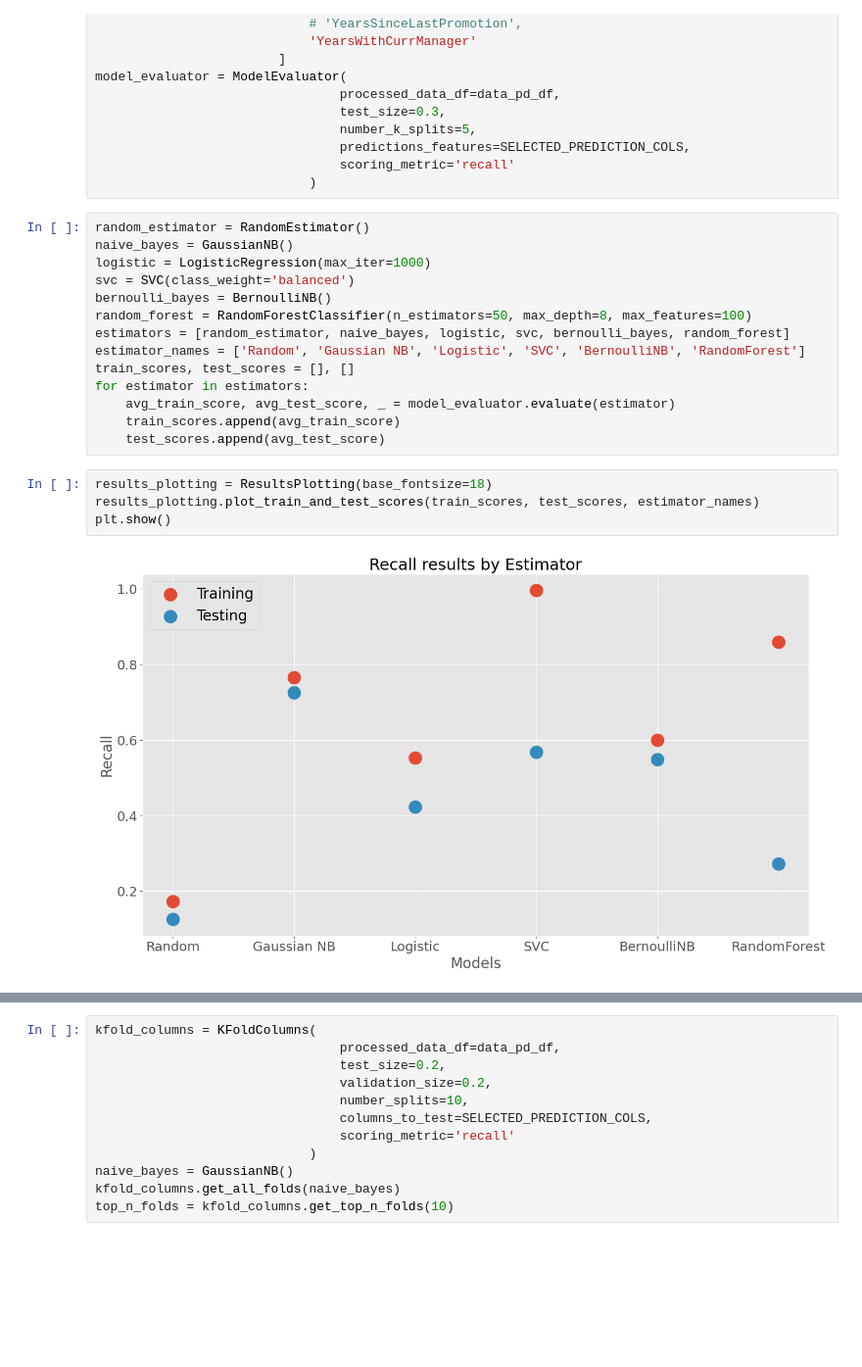
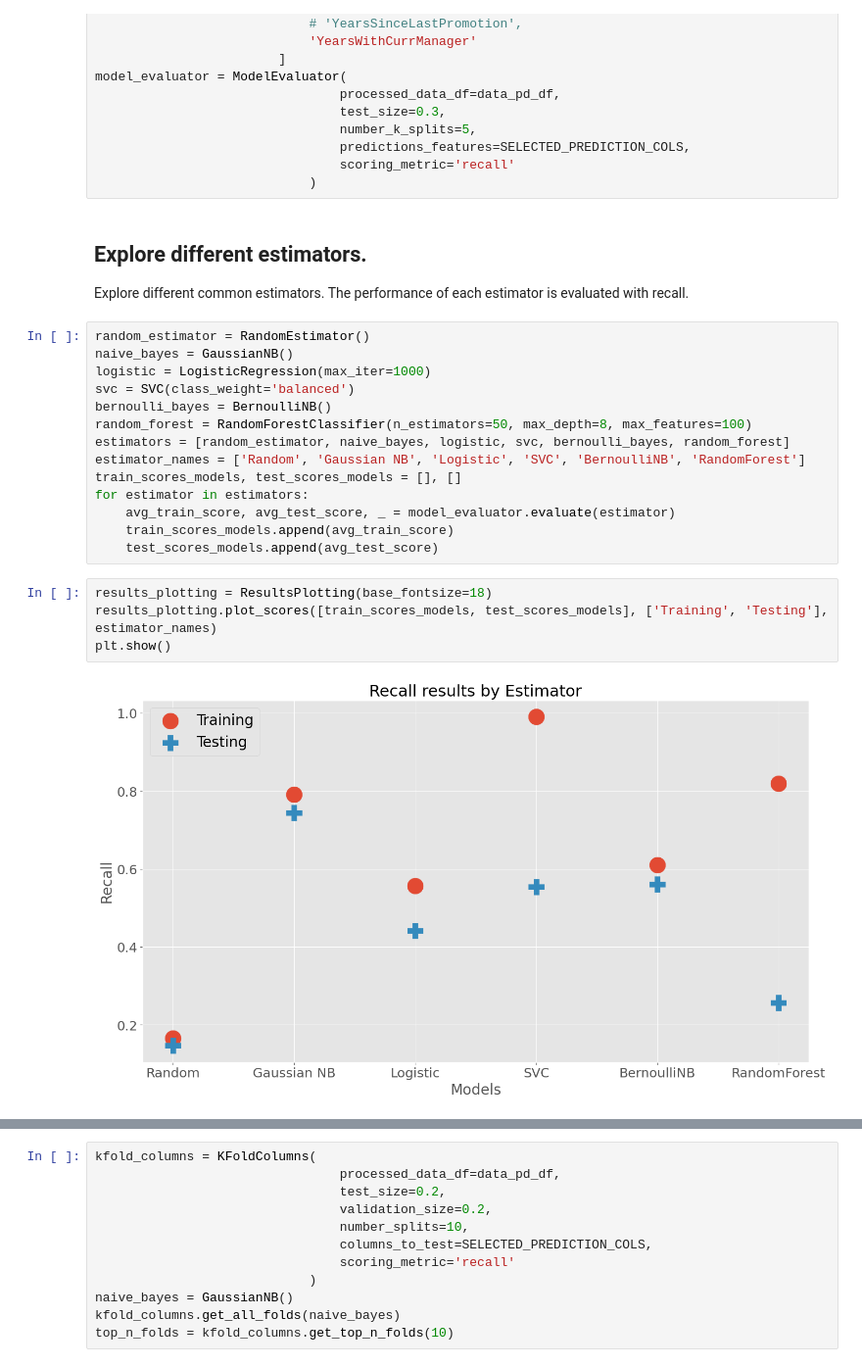
Before and after one commit to aponcedeleonch/attrition_prediction, a Jupyter notebook: presentation_model.ipynb, the cells around one changed output, grey strips where cells are left out. Shown at 98% size. Drawn from its saved outputs; the diff is of its cells as text; blank space fills up the shorter version.

```diff
--- a/presentation_model.ipynb
+++ b/presentation_model.ipynb
@@ -86,6 +96,10 @@ model_evaluator = ModelEvaluator(
                                 predictions_features=SELECTED_PREDICTION_COLS,
                                 scoring_metric='recall'
                             )
+# %% [markdown]
+## Explore different estimators.
+
+Explore different common estimators. The performance of each estimator is evaluated with recall.
 # %%
 random_estimator = RandomEstimator()
 naive_bayes = GaussianNB()
@@ -95,14 +109,14 @@ bernoulli_bayes = BernoulliNB()
 random_forest = RandomForestClassifier(n_estimators=50, max_depth=8, max_features=100)
 estimators = [random_estimator, naive_bayes, logistic, svc, bernoulli_bayes, random_forest]
 estimator_names = ['Random', 'Gaussian NB', 'Logistic', 'SVC', 'BernoulliNB', 'RandomForest']
-train_scores, test_scores = [], []
+train_scores_models, test_scores_models = [], []
 for estimator in estimators:
     avg_train_score, avg_test_score, _ = model_evaluator.evaluate(estimator)
-    train_scores.append(avg_train_score)
-    test_scores.append(avg_test_score)
+    train_scores_models.append(avg_train_score)
+    test_scores_models.append(avg_test_score)
 # %%
 results_plotting = ResultsPlotting(base_fontsize=18)
-results_plotting.plot_train_and_test_scores(train_scores, test_scores, estimator_names)
+results_plotting.plot_scores([train_scores_models, test_scores_models], ['Training', 'Testing'], estimator_names)
 plt.show()
 # %% [output]
-[figure, old version]
+[figure, new version]
```
Also changed, not shown: parts of 5 cells of this notebook, 2 other files.
